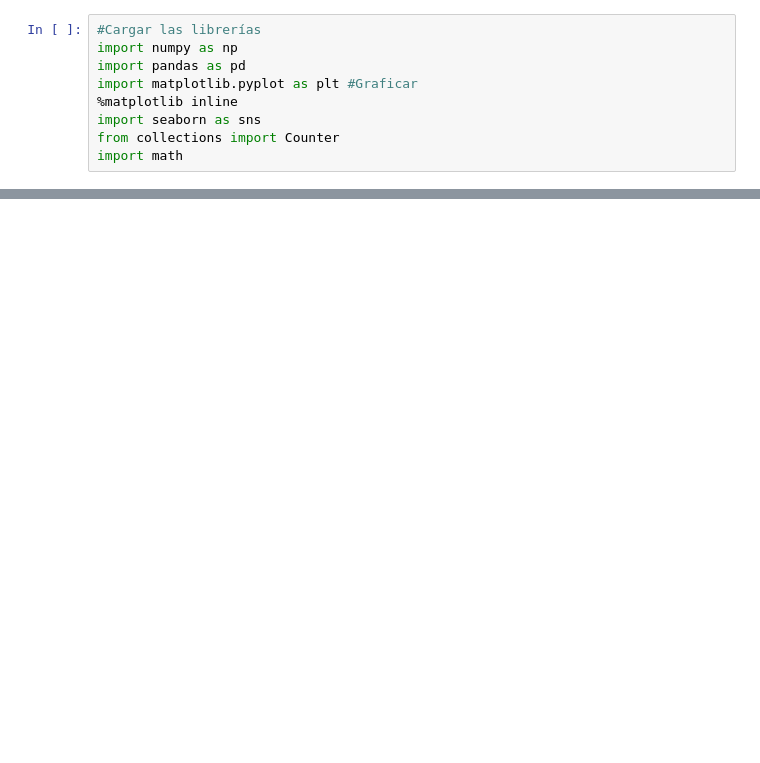
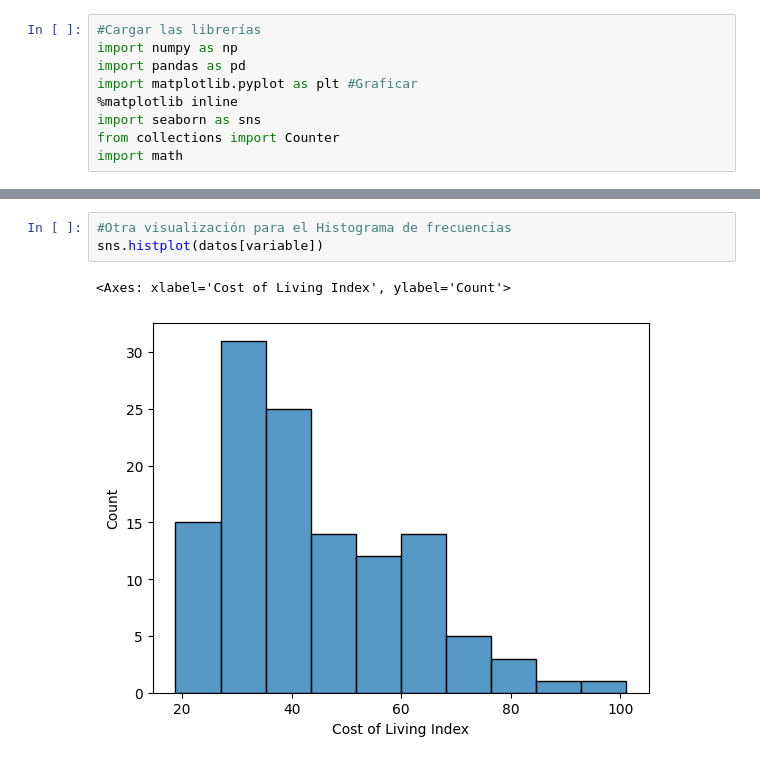
Before and after one commit to andreess891/AnalisisDescriptivo, a Jupyter notebook: Taller1/taller.ipynb, the cells around one changed output, grey strips where cells are left out. Drawn from its saved outputs; the diff is of its cells as text; blank space fills up the shorter version.

```diff
--- a/Taller1/taller.ipynb
+++ b/Taller1/taller.ipynb
@@ -68,0 +231,6 @@ Name: Cost of Living Index, dtype: float64
+# %%
+#Otra visualización para el Histograma de frecuencias
+sns.histplot(datos[variable])
+# %% [output]
+<Axes: xlabel='Cost of Living Index', ylabel='Count'>
+[figure, added]
```
Also changed, not shown: parts of 30 cells of this notebook, 1 other file.
